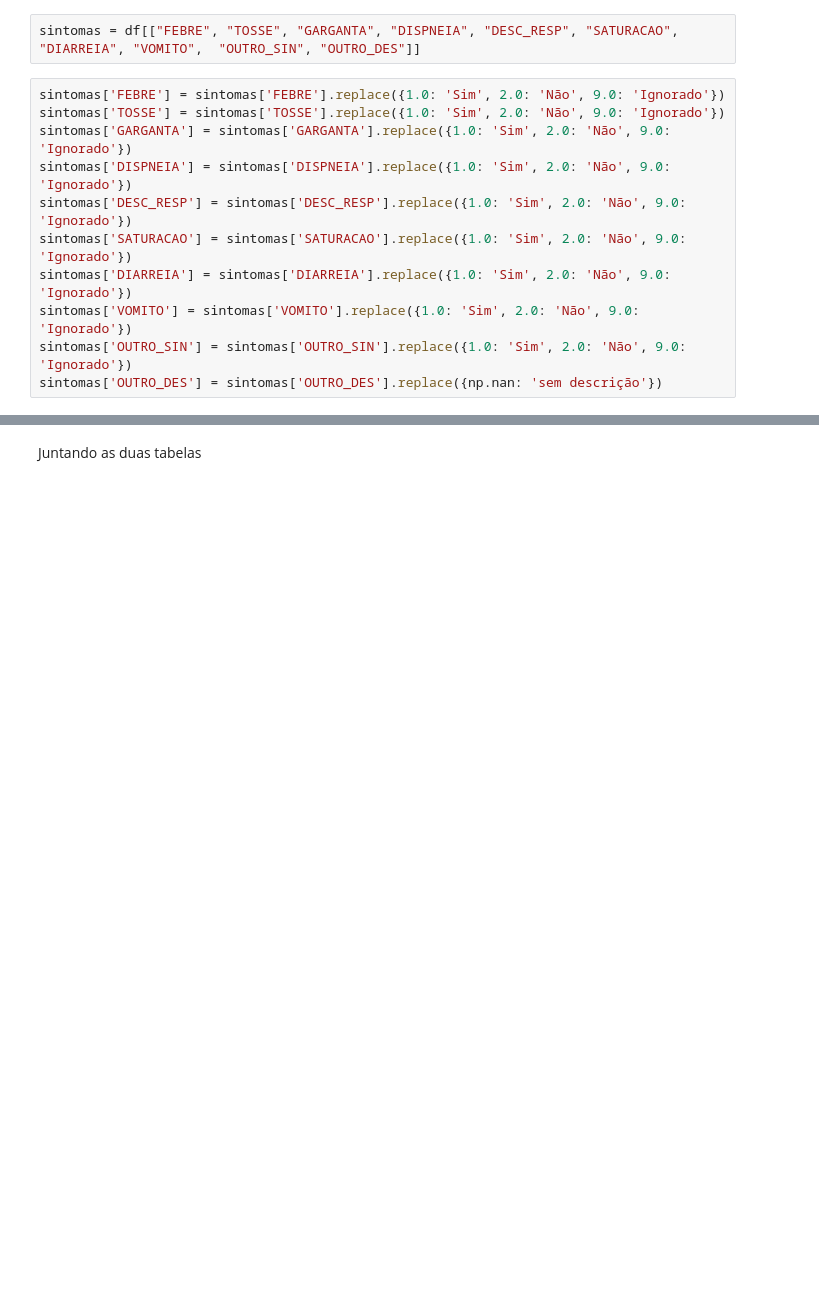
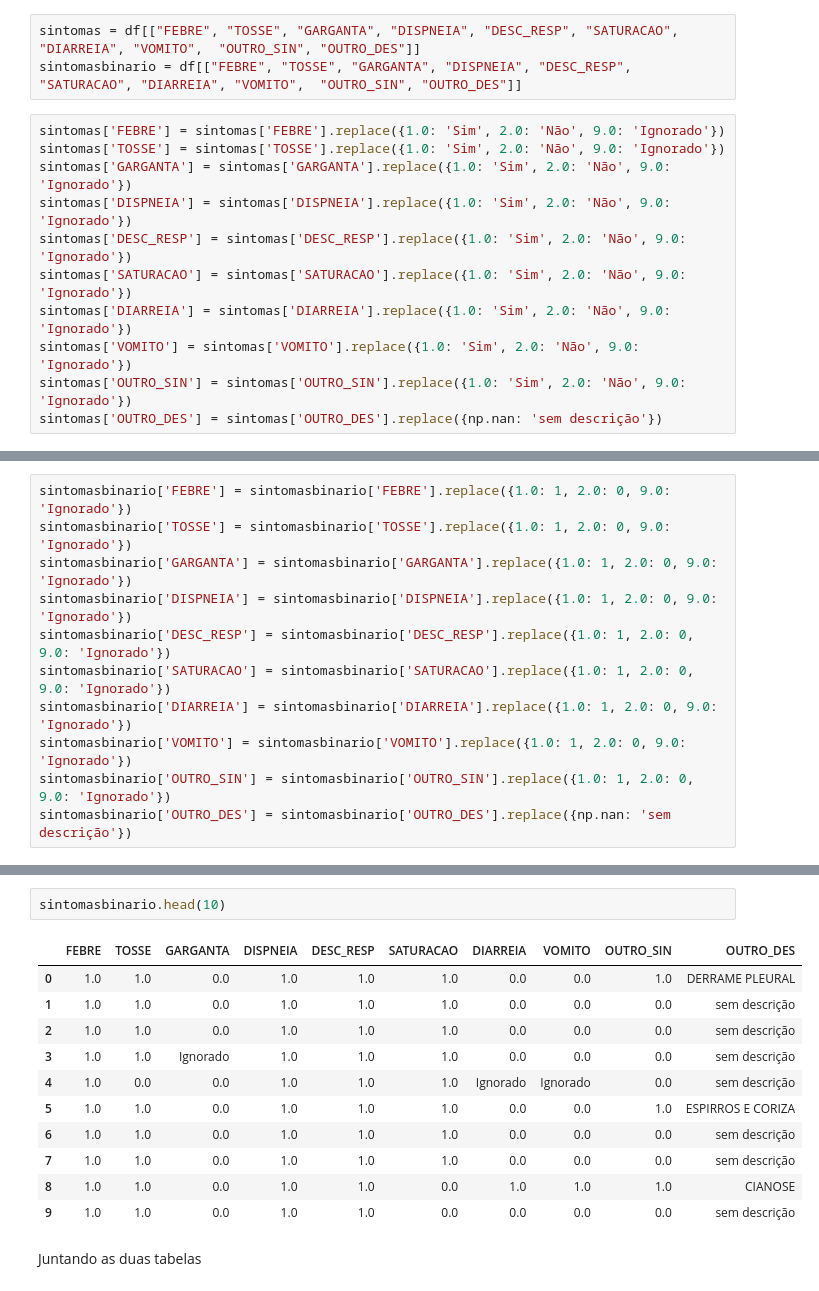
Before and after one commit to arthurfonsek/bigDataProjeto, a Jupyter notebook: projeto.ipynb, the cells around one changed output, grey strips where cells are left out. Saved outputs shown, nothing was run; the diff lists cells and outputs as text; blank space fills up the shorter version.

```diff
--- a/projeto.ipynb
+++ b/projeto.ipynb
@@ -120,6 +114,7 @@ informacoes_pessoais.head()
 Informações de contágio
 # %%
 sintomas = df[["FEBRE", "TOSSE", "GARGANTA", "DISPNEIA", "DESC_RESP", "SATURACAO", "DIARREIA", "VOMITO",  "OUTRO_SIN", "OUTRO_DES"]]
+sintomasbinario = df[["FEBRE", "TOSSE", "GARGANTA", "DISPNEIA", "DESC_RESP", "SATURACAO", "DIARREIA", "VOMITO",  "OUTRO_SIN", "OUTRO_DES"]]
 # %%
 sintomas['FEBRE'] = sintomas['FEBRE'].replace({1.0: 'Sim', 2.0: 'Não', 9.0: 'Ignorado'})
 sintomas['TOSSE'] = sintomas['TOSSE'].replace({1.0: 'Sim', 2.0: 'Não', 9.0: 'Ignorado'})
@@ -142,0 +129,11 @@ sintomas.head()
+# %%
+sintomasbinario['FEBRE'] = sintomasbinario['FEBRE'].replace({1.0: 1, 2.0: 0, 9.0: 'Ignorado'})
+sintomasbinario['TOSSE'] = sintomasbinario['TOSSE'].replace({1.0: 1, 2.0: 0, 9.0: 'Ignorado'})
+sintomasbinario['GARGANTA'] = sintomasbinario['GARGANTA'].replace({1.0: 1, 2.0: 0, 9.0: 'Ignorado'})
+sintomasbinario['DISPNEIA'] = sintomasbinario['DISPNEIA'].replace({1.0: 1, 2.0: 0, 9.0: 'Ignorado'})
+sintomasbinario['DESC_RESP'] = sintomasbinario['DESC_RESP'].replace({1.0: 1, 2.0: 0, 9.0: 'Ignorado'})
+sintomasbinario['SATURACAO'] = sintomasbinario['SATURACAO'].replace({1.0: 1, 2.0: 0, 9.0: 'Ignorado'})
+sintomasbinario['DIARREIA'] = sintomasbinario['DIARREIA'].replace({1.0: 1, 2.0: 0, 9.0: 'Ignorado'})
+sintomasbinario['VOMITO'] = sintomasbinario['VOMITO'].replace({1.0: 1, 2.0: 0, 9.0: 'Ignorado'})
+sintomasbinario['OUTRO_SIN'] = sintomasbinario['OUTRO_SIN'].replace({1.0: 1, 2.0: 0, 9.0: 'Ignorado'})
+sintomasbinario['OUTRO_DES'] = sintomasbinario['OUTRO_DES'].replace({np.nan: 'sem descrição'})
@@ -143,3 +150,17 @@ sintomas.head()
+# %%
+sintomasbinario.head(10)
+# %% [output]
+|  | FEBRE | TOSSE | GARGANTA | DISPNEIA | DESC_RESP | SATURACAO | DIARREIA | VOMITO | OUTRO_SIN | OUTRO_DES |
+| 0 | 1.0 | 1.0 | 0.0 | 1.0 | 1.0 | 1.0 | 0.0 | 0.0 | 1.0 | DERRAME PLEURAL |
+| 1 | 1.0 | 1.0 | 0.0 | 1.0 | 1.0 | 1.0 | 0.0 | 0.0 | 0.0 | sem descrição |
+| 2 | 1.0 | 1.0 | 0.0 | 1.0 | 1.0 | 1.0 | 0.0 | 0.0 | 0.0 | sem descrição |
+| 3 | 1.0 | 1.0 | Ignorado | 1.0 | 1.0 | 1.0 | 0.0 | 0.0 | 0.0 | sem descrição |
+| 4 | 1.0 | 0.0 | 0.0 | 1.0 | 1.0 | 1.0 | Ignorado | Ignorado | 0.0 | sem descrição |
+| 5 | 1.0 | 1.0 | 0.0 | 1.0 | 1.0 | 1.0 | 0.0 | 0.0 | 1.0 | ESPIRROS E CORIZA |
+| 6 | 1.0 | 1.0 | 0.0 | 1.0 | 1.0 | 1.0 | 0.0 | 0.0 | 0.0 | sem descrição |
+| 7 | 1.0 | 1.0 | 0.0 | 1.0 | 1.0 | 1.0 | 0.0 | 0.0 | 0.0 | sem descrição |
+| 8 | 1.0 | 1.0 | 0.0 | 1.0 | 1.0 | 0.0 | 1.0 | 1.0 | 1.0 | CIANOSE |
+| 9 | 1.0 | 1.0 | 0.0 | 1.0 | 1.0 | 0.0 | 0.0 | 0.0 | 0.0 | sem descrição |
 # %% [markdown]
 Juntando as duas tabelas
 # %%
```
Also changed, not shown: parts of 14 cells of this notebook.
